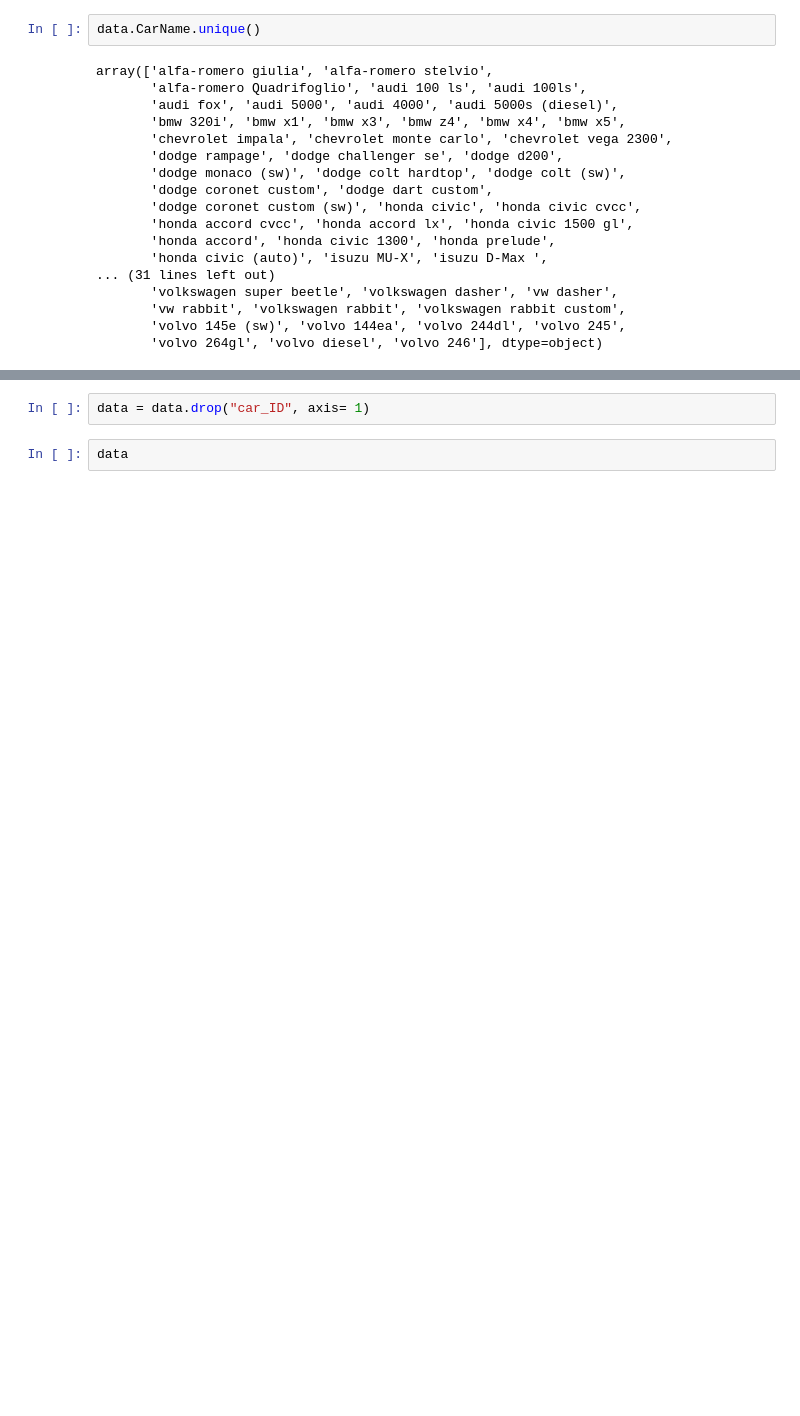
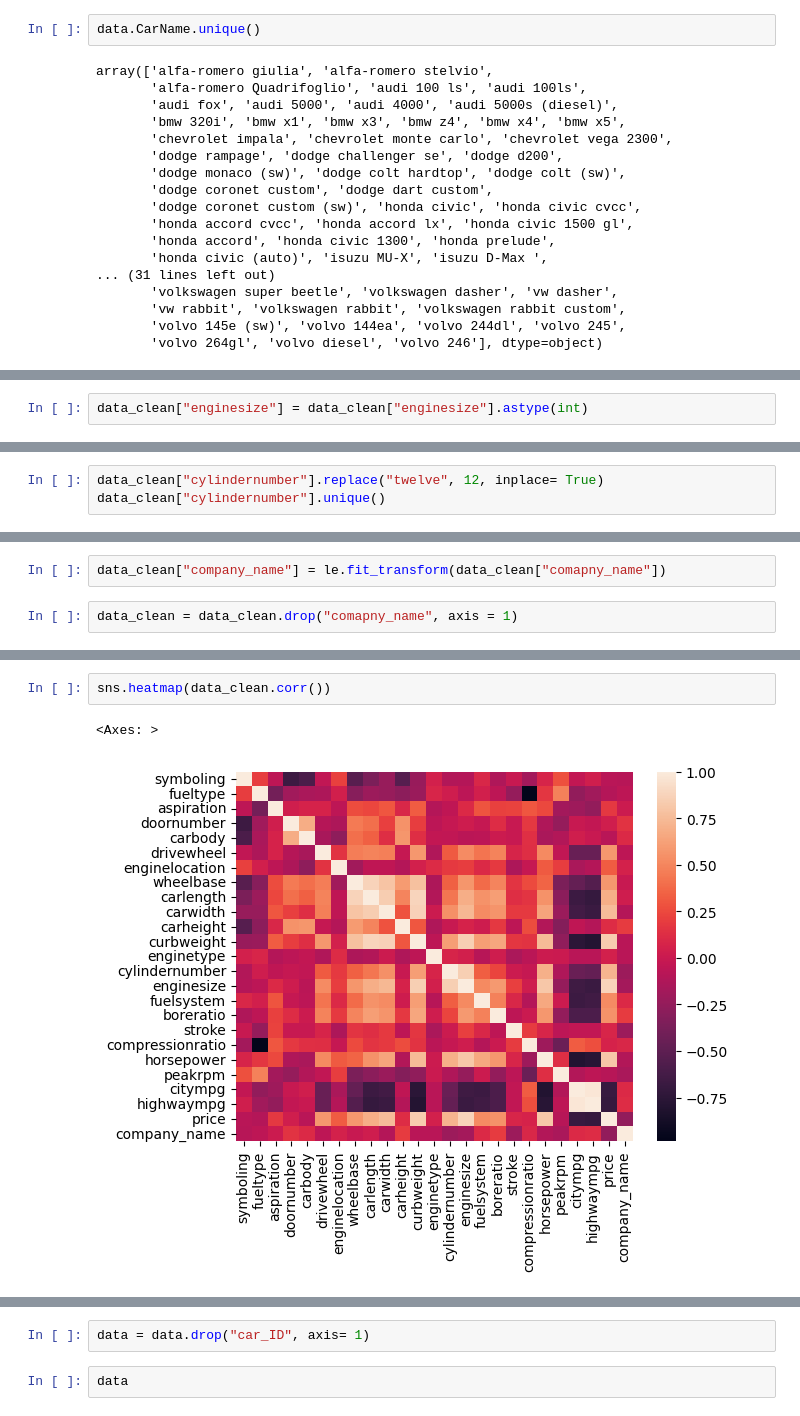
Before and after one commit to harmeshgv/Car-Price-Prediction, a Jupyter notebook: model.ipynb, the cells around one changed output, grey strips where cells are left out. Saved outputs shown, nothing was run; the diff lists cells and outputs as text; blank space fills up the shorter version.

```diff
--- a/model.ipynb
+++ b/model.ipynb
@@ -123,0 +318,2 @@ data = data.drop("CarName", axis= 1)
+# %%
+data_clean["enginesize"] = data_clean["enginesize"].astype(int)
@@ -123,0 +350,3 @@ data = data.drop("CarName", axis= 1)
+# %%
+data_clean["cylindernumber"].replace("twelve", 12, inplace= True)
+data_clean["cylindernumber"].unique()
@@ -123,0 +361,4 @@ data = data.drop("CarName", axis= 1)
+# %%
+data_clean["company_name"] = le.fit_transform(data_clean["comapny_name"])
+# %%
+data_clean = data_clean.drop("comapny_name", axis = 1)
@@ -123,0 +528,5 @@ data = data.drop("CarName", axis= 1)
+# %%
+sns.heatmap(data_clean.corr())
+# %% [output]
+<Axes: >
+[figure, added]
```
Also changed, not shown: parts of 68 cells of this notebook.
